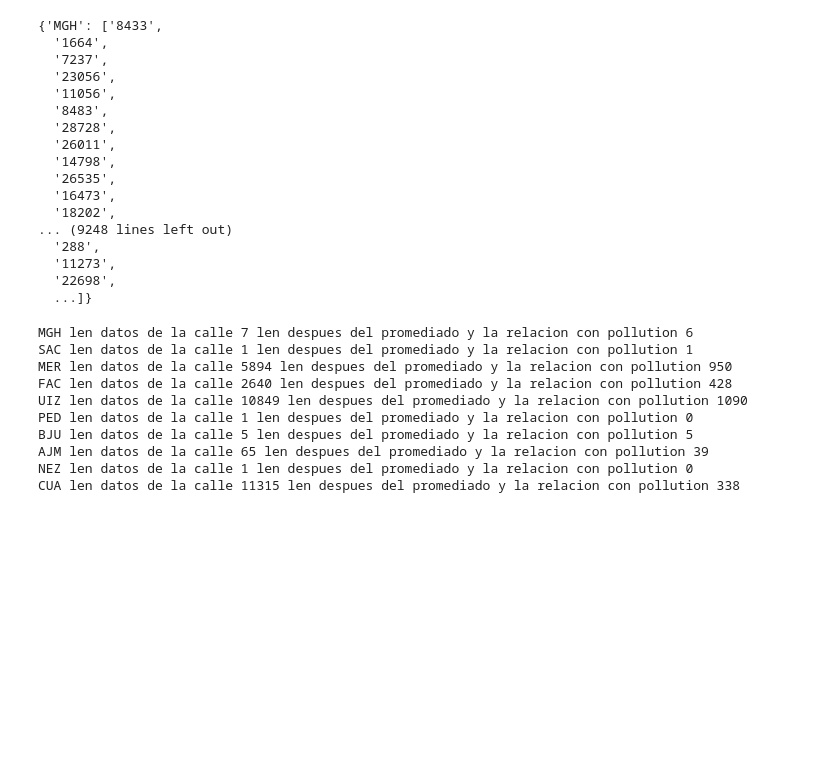
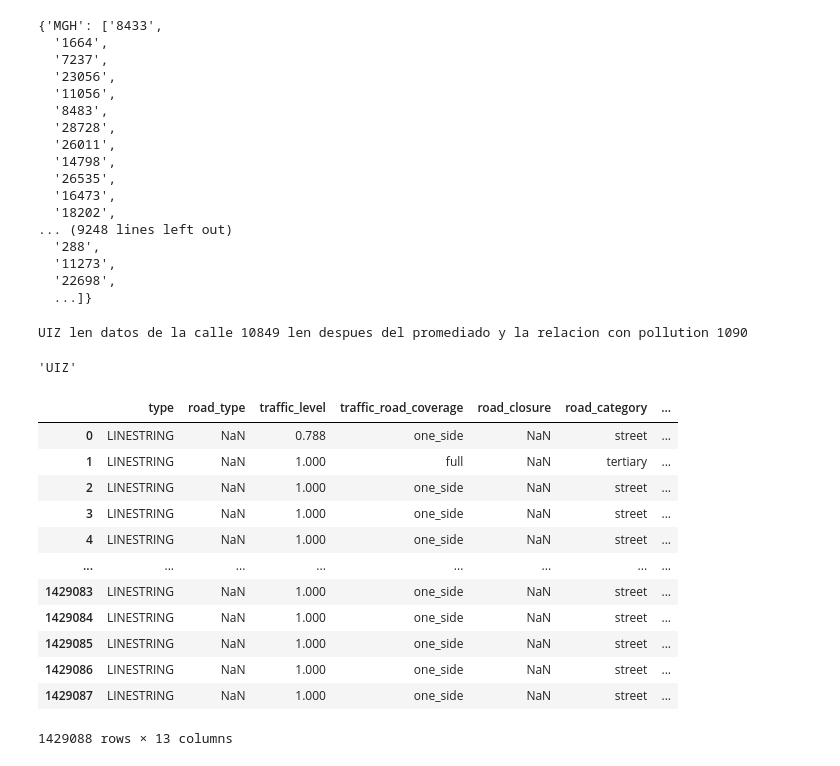
Before and after one commit to vlegaria/air_pollution, a Jupyter notebook: traffic_flow/vector/traffic_flow_processing.ipynb, the cells around one changed output. Drawn from its saved outputs; the diff is of its cells as text; code cells hidden in the pictures; blank space fills up the shorter version.

```diff
--- a/traffic_flow/vector/traffic_flow_processing.ipynb
+++ b/traffic_flow/vector/traffic_flow_processing.ipynb
@@ -630,7 +652,7 @@ dir_dict_nearest_streets
   '22698',
   ...]}
 # %%
-dir_air_traffic = "air_pollutionANDtraffic_data"
+dir_air_traffic = "air_pollutionANDtraffic_data_prueba"
 if not os.path.exists(dir_air_traffic):
     os.makedirs(dir_air_traffic)
 
@@ -646,7 +668,7 @@ dir_pollution = "C:/Users/valer/Documents/CIC/doctorado/air_pollution/preprocess
 dir = "C:/Users/valer/Documents/CIC/doctorado/air_pollution_data/traffic_EMCAS/traffic_"
 # Especificar el tipo de dato para la columna 6
 dtype_spec = {6: str}
-for station_name in EMCAS:
+for station_name in [EMCAS[4]]:
     dir_file = dir+station_name+".csv"
 
     # Leer el archivo CSV con el tipo de dato especificado
@@ -692,17 +714,28 @@ for station_name in EMCAS:
     df_pollution = df_pollution.dropna(subset=['traffic'])
     df_pollution = df_pollution.reset_index(drop=True)
     new_name = "air_traffic_" + station_name + ".csv"
-    new_dir = os.path.join(dir_air_traffic, new_name)
-    df_pollution.to_csv(new_dir, index=False)
+    #new_dir = os.path.join(dir_air_traffic, new_name)
+    #df_pollution.to_csv(new_dir, index=False)
     print(station_name, "len datos de la calle",len(traffic_dataCloserStreet),"len despues del promediado y la relacion con pollution", len(df_pollution))
 # %% [output]
-MGH len datos de la calle 7 len despues del promediado y la relacion con pollution 6
-SAC len datos de la calle 1 len despues del promediado y la relacion con pollution 1
-MER len datos de la calle 5894 len despues del promediado y la relacion con pollution 950
-FAC len datos de la calle 2640 len despues del promediado y la relacion con pollution 428
 UIZ len datos de la calle 10849 len despues del promediado y la relacion con pollution 1090
-PED len datos de la calle 1 len despues del promediado y la relacion con pollution 0
-BJU len datos de la calle 5 len despues del promediado y la relacion con pollution 5
-AJM len datos de la calle 65 len despues del promediado y la relacion con pollution 39
-NEZ len datos de la calle 1 len despues del promediado y la relacion con pollution 0
-CUA len datos de la calle 11315 len despues del promediado y la relacion con pollution 338
+# %%
+station_name
+# %% [output]
+'UIZ'
+# %%
+traffic_data
+# %% [output]
+|  | type | road_type | traffic_level | traffic_road_coverage | road_closure | road_category | ... |
+| 0 | LINESTRING | NaN | 0.788 | one_side | NaN | street | ... |
+| 1 | LINESTRING | NaN | 1.000 | full | NaN | tertiary | ... |
+| 2 | LINESTRING | NaN | 1.000 | one_side | NaN | street | ... |
+| 3 | LINESTRING | NaN | 1.000 | one_side | NaN | street | ... |
+| 4 | LINESTRING | NaN | 1.000 | one_side | NaN | street | ... |
+| ... | ... | ... | ... | ... | ... | ... | ... |
+| 1429083 | LINESTRING | NaN | 1.000 | one_side | NaN | street | ... |
+| 1429084 | LINESTRING | NaN | 1.000 | one_side | NaN | street | ... |
+| 1429085 | LINESTRING | NaN | 1.000 | one_side | NaN | street | ... |
+| 1429086 | LINESTRING | NaN | 1.000 | one_side | NaN | street | ... |
+| 1429087 | LINESTRING | NaN | 1.000 | one_side | NaN | street | ... |
+1429088 rows × 13 columns
```
Also changed, not shown: parts of 13 cells of this notebook, 2 other files.
